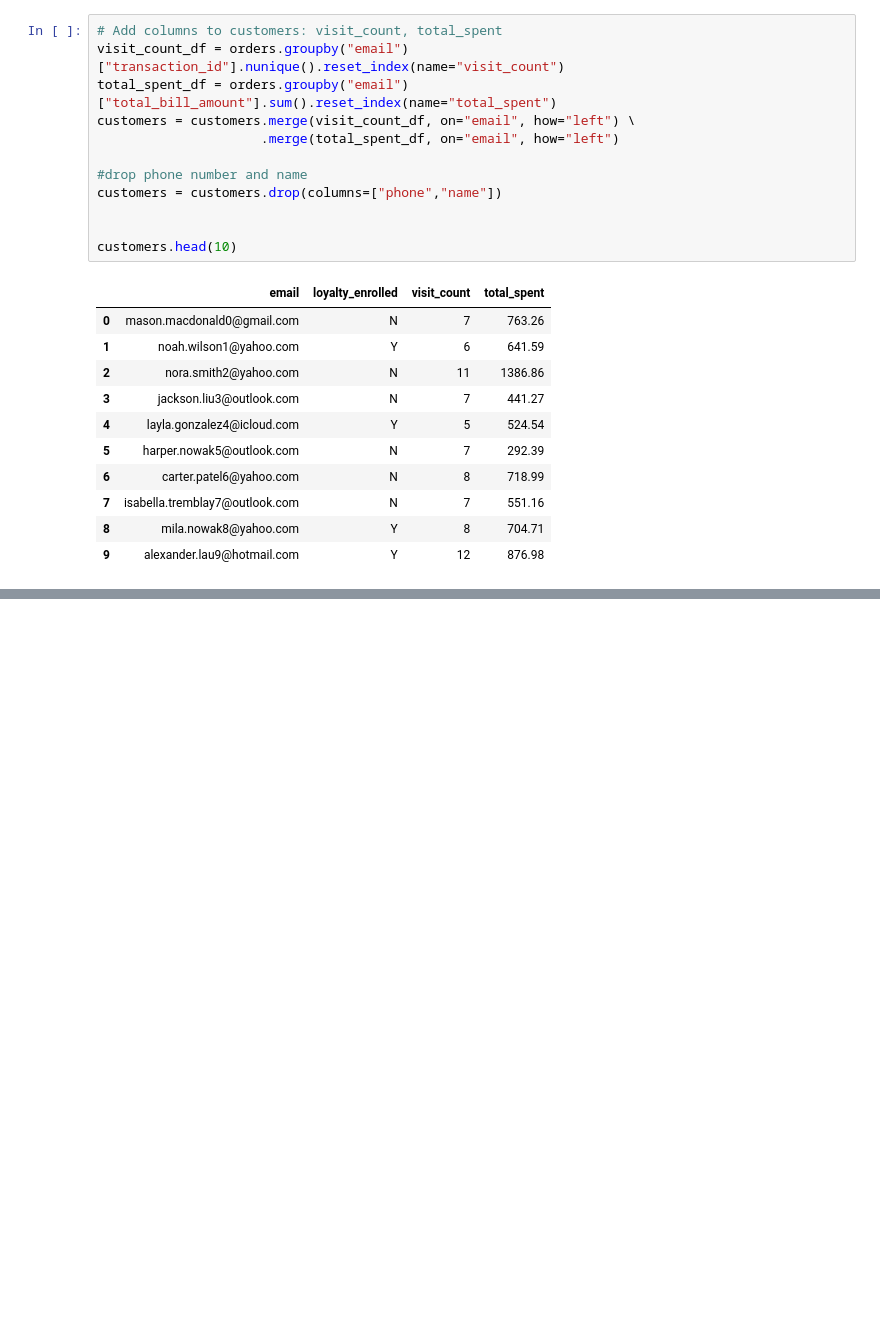
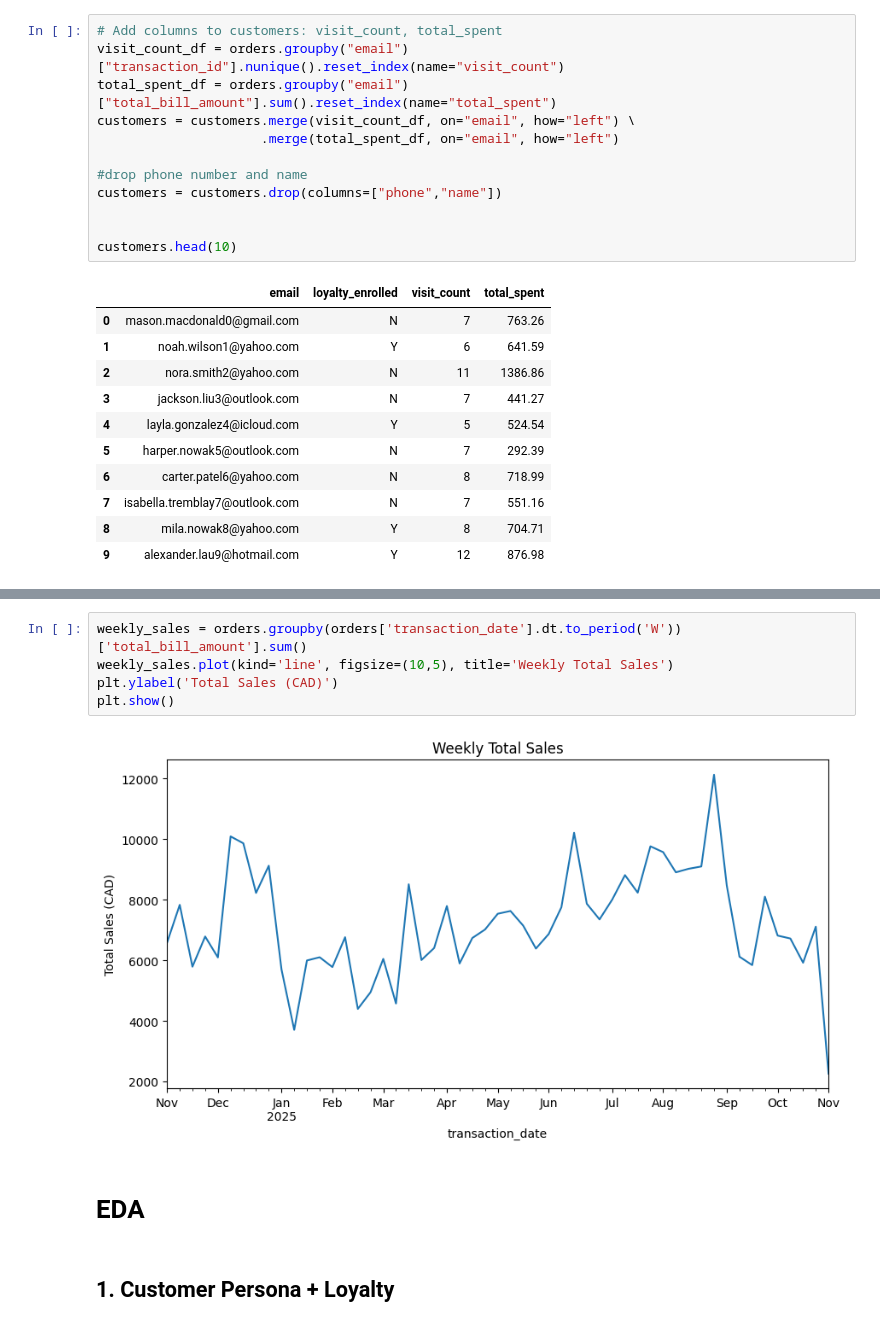
Before and after one commit to jzhou196/RBAC-Calian-Case-Competition, a Jupyter notebook: EDA.ipynb, the cells around one changed output, grey strips where cells are left out. Drawn from its saved outputs; the diff is of its cells as text; blank space fills up the shorter version.

```diff
--- a/EDA.ipynb
+++ b/EDA.ipynb
@@ -106,0 +141,11 @@ customers.head(10)
+# %%
+weekly_sales = orders.groupby(orders['transaction_date'].dt.to_period('W'))['total_bill_amount'].sum()
+weekly_sales.plot(kind='line', figsize=(10,5), title='Weekly Total Sales')
+plt.ylabel('Total Sales (CAD)')
+plt.show()
+# %% [output]
+[figure, added]
+# %% [markdown]
+# EDA
+# %% [markdown]
+## 1. Customer Persona + Loyalty
```
Also changed, not shown: parts of 18 cells of this notebook.
